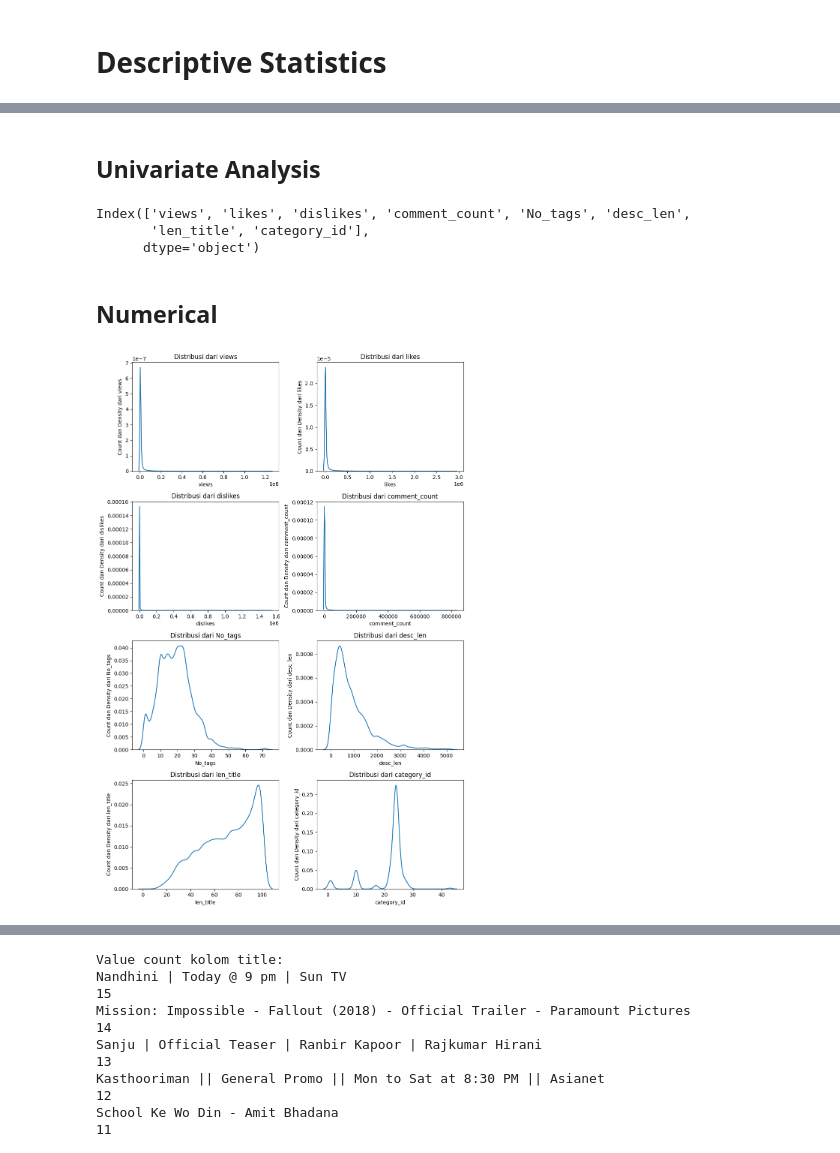
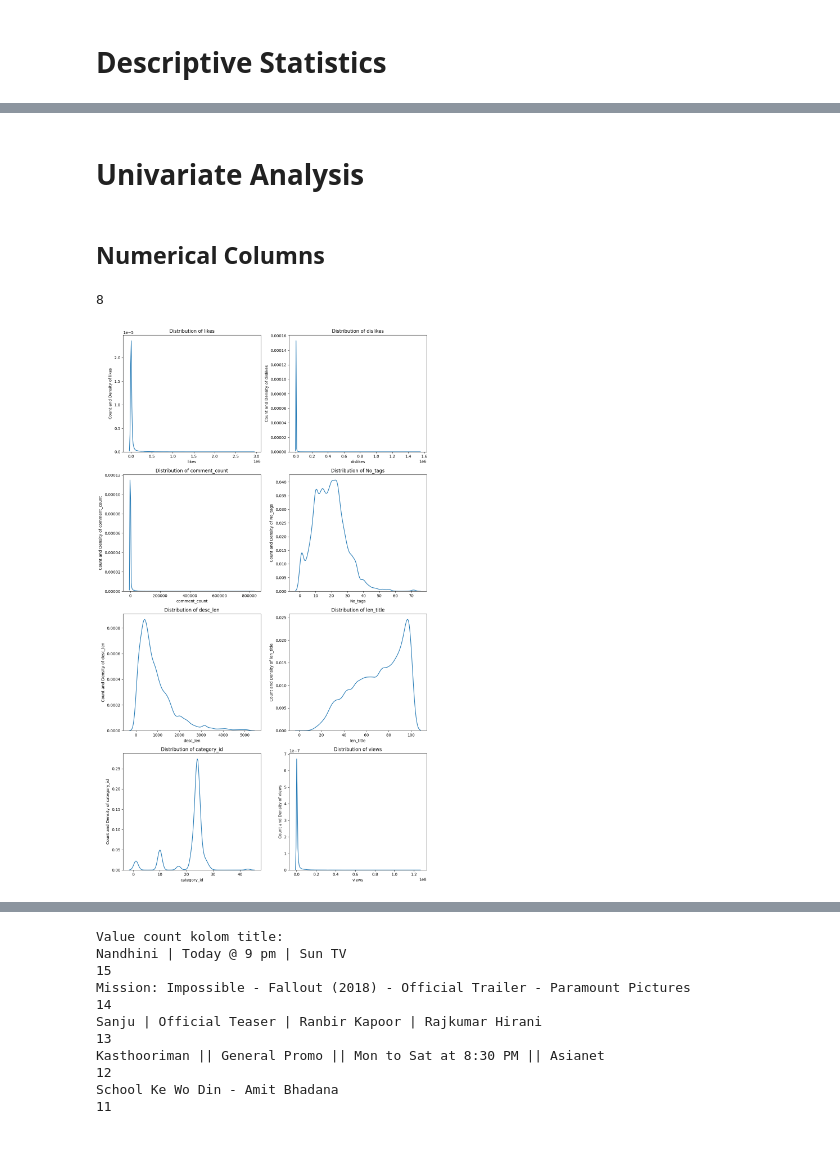
Before and after one commit to mcikalmerdeka/Youtube-Video-Views-Prediction, a Jupyter notebook: Youtube Video Views Prediction.ipynb, the cells around one changed output, grey strips where cells are left out. Cells and saved outputs as stored; diff of their text form; code cells hidden in the pictures.

Commit message:
Edit until univariate analysis

```diff
--- a/Youtube Video Views Prediction.ipynb
+++ b/Youtube Video Views Prediction.ipynb
@@ -110,0 +134,3 @@ df = pd.concat([df_1, df_2], axis='columns')
+# %%
+#Drop missing values
+df = df.drop_duplicates()
@@ -111,7 +142,8 @@ df = pd.concat([df_1, df_2], axis='columns')
 # %% [markdown]
 # Descriptive Statistics
 # %%
-nums = ['views', 'likes', 'dislikes', 'comment_count', 'No_tags', 'desc_len', 'len_title', 'category_id']
+#Grouping columns based on their types
+nums = ['likes', 'dislikes', 'comment_count', 'No_tags', 'desc_len', 'len_title', 'category_id', 'views']
 cats = ['title', 'channel_title', 'tags','description']
 date = ['trending_date', 'publish_date','publish_time']
 bool = ['comments_disabled', 'ratings_disabled', 'video_error_or_removed']
@@ -119,12 +151,12 @@ bool = ['comments_disabled', 'ratings_disabled', 'video_error_or_removed']
 print("Numeric Columns:")
 print(list(nums))
 
+print("\nCategorical Columns:")
+print(list(cats))
+
 print("\nDate/Time Columns:")
 print(list(date))
 
-print("\nCategorical Columns:")
-print(list(cats))
-
 print("\nBoolean Columns:")
 print(list(bool))
 # %% [output]
@@ -200,2 +173,0 @@ df.duplicated().sum()
-# %%
-df.drop_duplicates(inplace=True)
@@ -253,25 +210,29 @@ Name: video_error_or_removed, dtype: int64
 # %% [markdown]
-## Univariate Analysis
+# Univariate Analysis
-# %%
-df[nums].columns
-# %% [output]
-Index(['views', 'likes', 'dislikes', 'comment_count', 'No_tags', 'desc_len',
-       'len_title', 'category_id'],
-      dtype='object')
 # %% [markdown]
-## Numerical
+## Numerical Columns
+# %%
+#Check number of subplots that will be make
+len(df[nums].columns)
+# %% [output]
+8
 # %%
 # Kdeplot
-fig, axes = plt.subplots(nrows=4, ncols=2, figsize=(10, 15))
+
+fig, axes = plt.subplots(nrows=4, ncols=2, figsize=(12,20))
 axes = axes.flatten()
 
 for i in range(len(nums)) :
-  sns.kdeplot(ax=axes[i], x=df[nums[i]])
-  axes[i].set_title(f'Distribusi dari {nums[i]}')
-  axes[i].set_ylabel(f'Count dan Density dari {nums[i]}')
-  axes[i].set_xlabel(f'{nums[i]}')
+    sns.kdeplot(ax=axes[i], x=df[nums[i]])
+    axes[i].set_title(f'Distribution of {nums[i]}')
+    axes[i].set_ylabel(f'Count and Density of {nums[i]}')
+    axes[i].set_xlabel(f'{nums[i]}')
+
+# Remove the last subplot if there are fewer features than subplots
+if len(nums) < len(axes) :
+    axes[len(nums)].remove()
 
 plt.tight_layout()
 # %% [output]
-[figure, old version]
+[figure, new version]
 # %%
```
Also changed, not shown: parts of 29 cells of this notebook.
